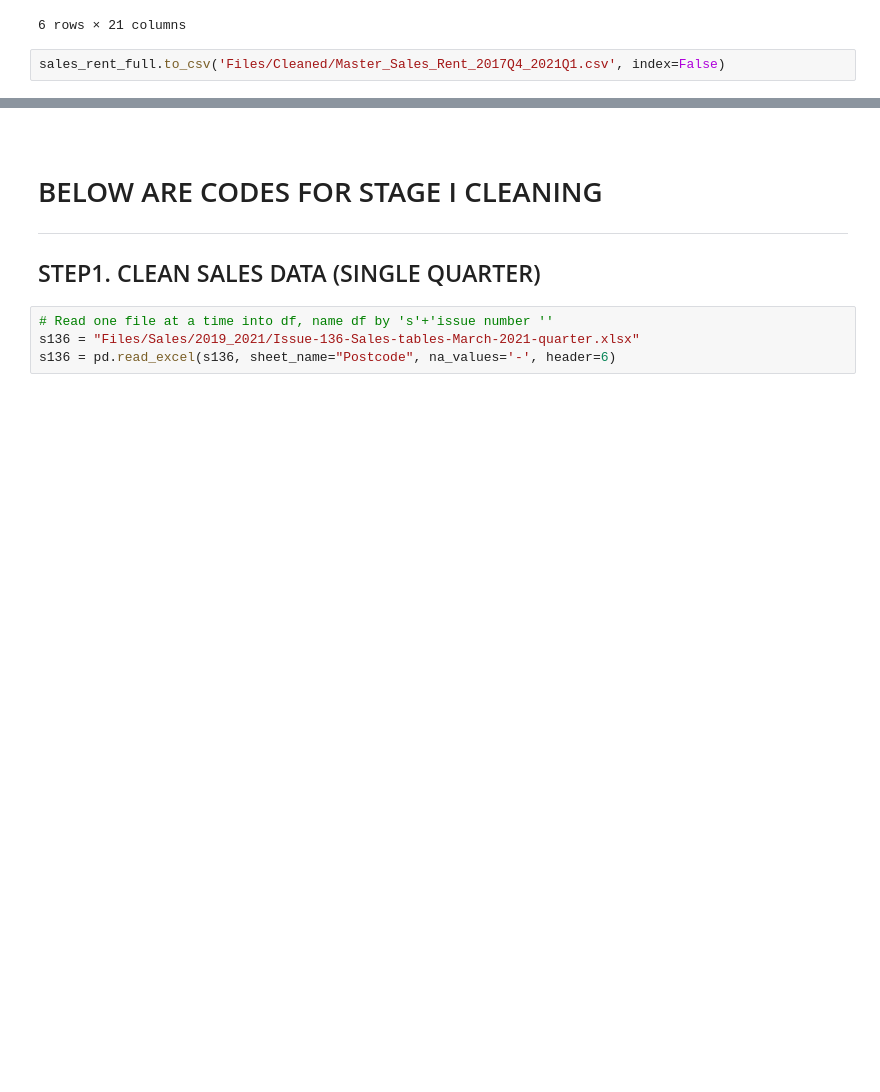
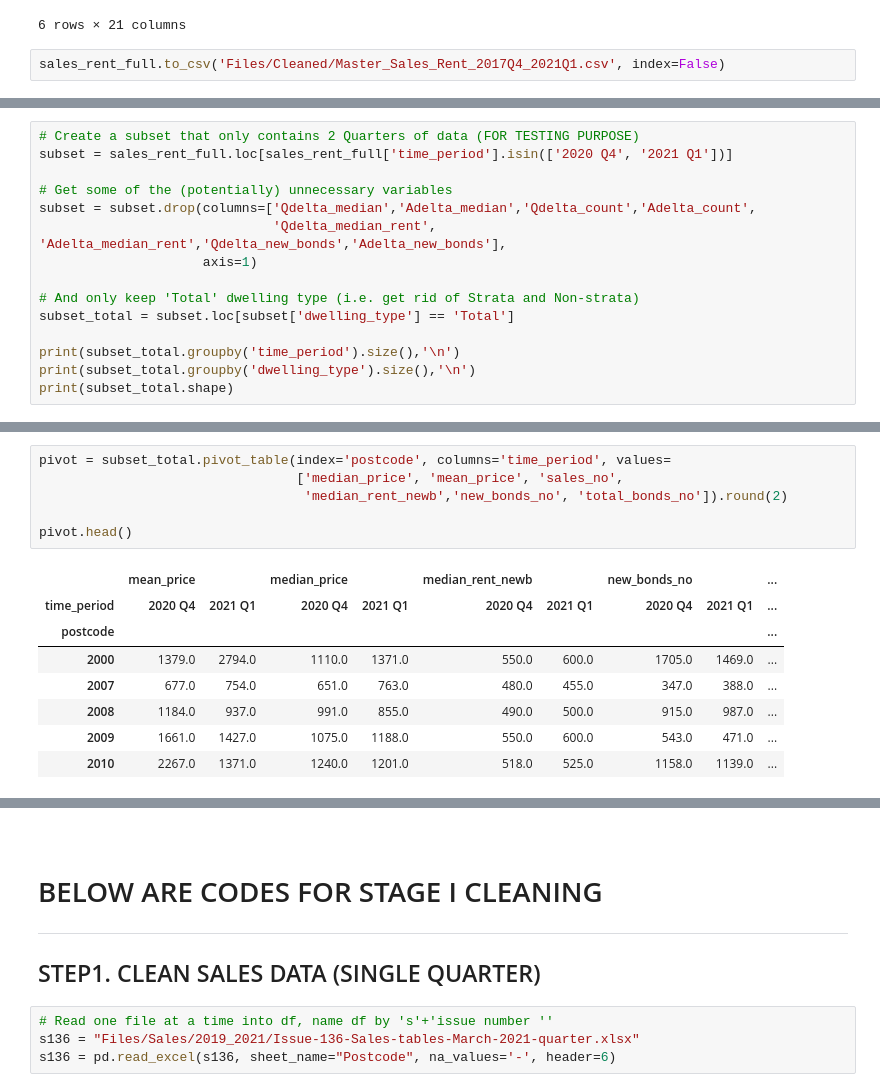
Before and after one commit to walthersy/NSW-house-price, a Jupyter notebook: Data Cleaning Process.ipynb, the cells around one changed output, grey strips where cells are left out. Cells and saved outputs as stored; diff of their text form; blank space fills up the shorter version.

```diff
--- a/Data Cleaning Process.ipynb
+++ b/Data Cleaning Process.ipynb
@@ -289,0 +292,15 @@ sales_rent_full.to_csv('Files/Cleaned/Master_Sales_Rent_2017Q4_2021Q1.csv', inde
+# %%
+# Create a subset that only contains 2 Quarters of data (FOR TESTING PURPOSE)
+subset = sales_rent_full.loc[sales_rent_full['time_period'].isin(['2020 Q4', '2021 Q1'])]
+
+# Get some of the (potentially) unnecessary variables
+subset = subset.drop(columns=['Qdelta_median','Adelta_median','Qdelta_count','Adelta_count',
+                              'Qdelta_median_rent', 'Adelta_median_rent','Qdelta_new_bonds','Adelta_new_bonds'],
+                     axis=1)
+
+# And only keep 'Total' dwelling type (i.e. get rid of Strata and Non-strata)
+subset_total = subset.loc[subset['dwelling_type'] == 'Total']
+
+print(subset_total.groupby('time_period').size(),'\n')
+print(subset_total.groupby('dwelling_type').size(),'\n')
+print(subset_total.shape)
@@ -289,0 +347,15 @@ sales_rent_full.to_csv('Files/Cleaned/Master_Sales_Rent_2017Q4_2021Q1.csv', inde
+# %%
+pivot = subset_total.pivot_table(index='postcode', columns='time_period', values=
+                                 ['median_price', 'mean_price', 'sales_no',
+                                  'median_rent_newb','new_bonds_no', 'total_bonds_no']).round(2)
+
+pivot.head()
+# %% [output]
+|  | mean_price |  | median_price |  | median_rent_newb |  | new_bonds_no |  | ... |
+| time_period | 2020 Q4 | 2021 Q1 | 2020 Q4 | 2021 Q1 | 2020 Q4 | 2021 Q1 | 2020 Q4 | 2021 Q1 | ... |
+| postcode |  |  |  |  |  |  |  |  | ... |
+| 2000 | 1379.0 | 2794.0 | 1110.0 | 1371.0 | 550.0 | 600.0 | 1705.0 | 1469.0 | ... |
+| 2007 | 677.0 | 754.0 | 651.0 | 763.0 | 480.0 | 455.0 | 347.0 | 388.0 | ... |
+| 2008 | 1184.0 | 937.0 | 991.0 | 855.0 | 490.0 | 500.0 | 915.0 | 987.0 | ... |
+| 2009 | 1661.0 | 1427.0 | 1075.0 | 1188.0 | 550.0 | 600.0 | 543.0 | 471.0 | ... |
+| 2010 | 2267.0 | 1371.0 | 1240.0 | 1201.0 | 518.0 | 525.0 | 1158.0 | 1139.0 | ... |
```
Also changed, not shown: parts of 7 cells of this notebook.
